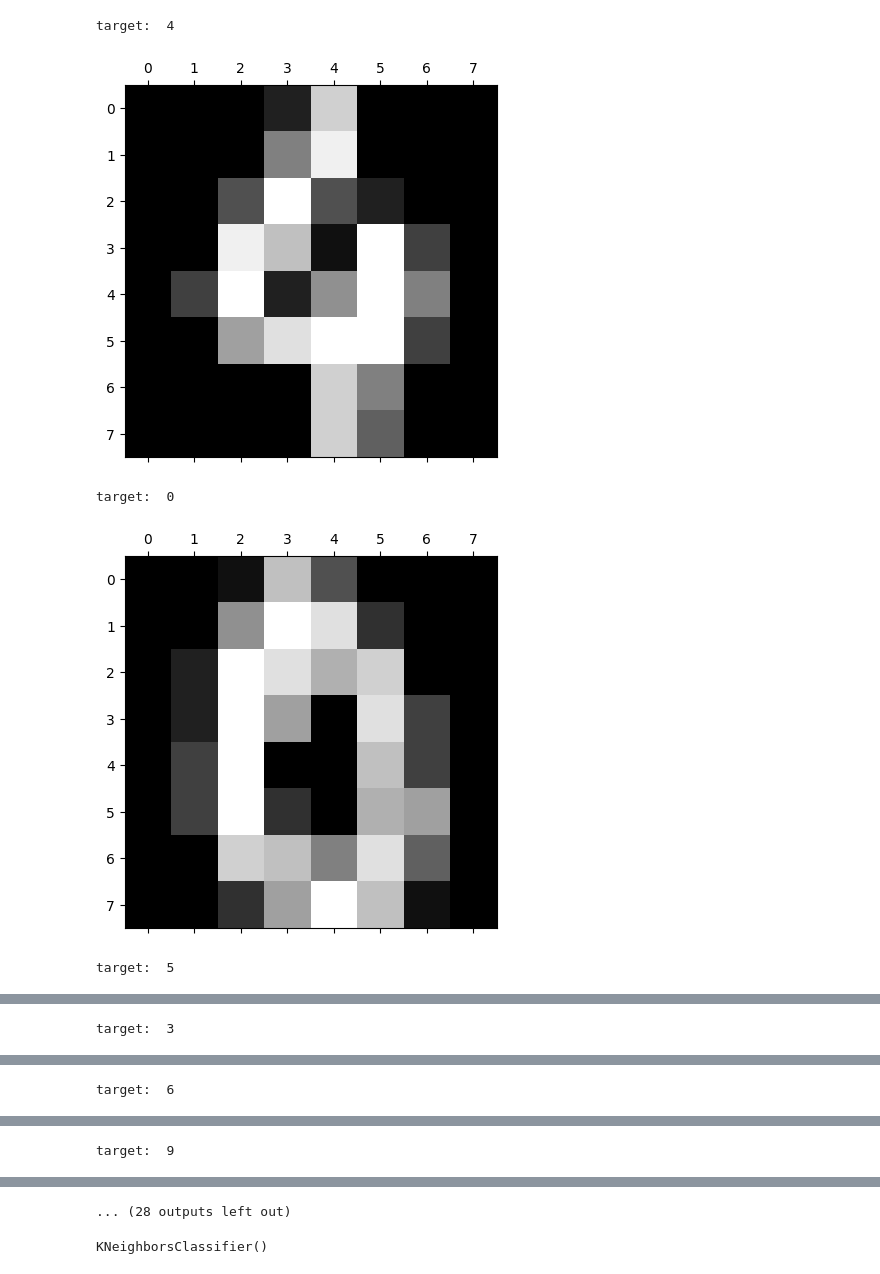
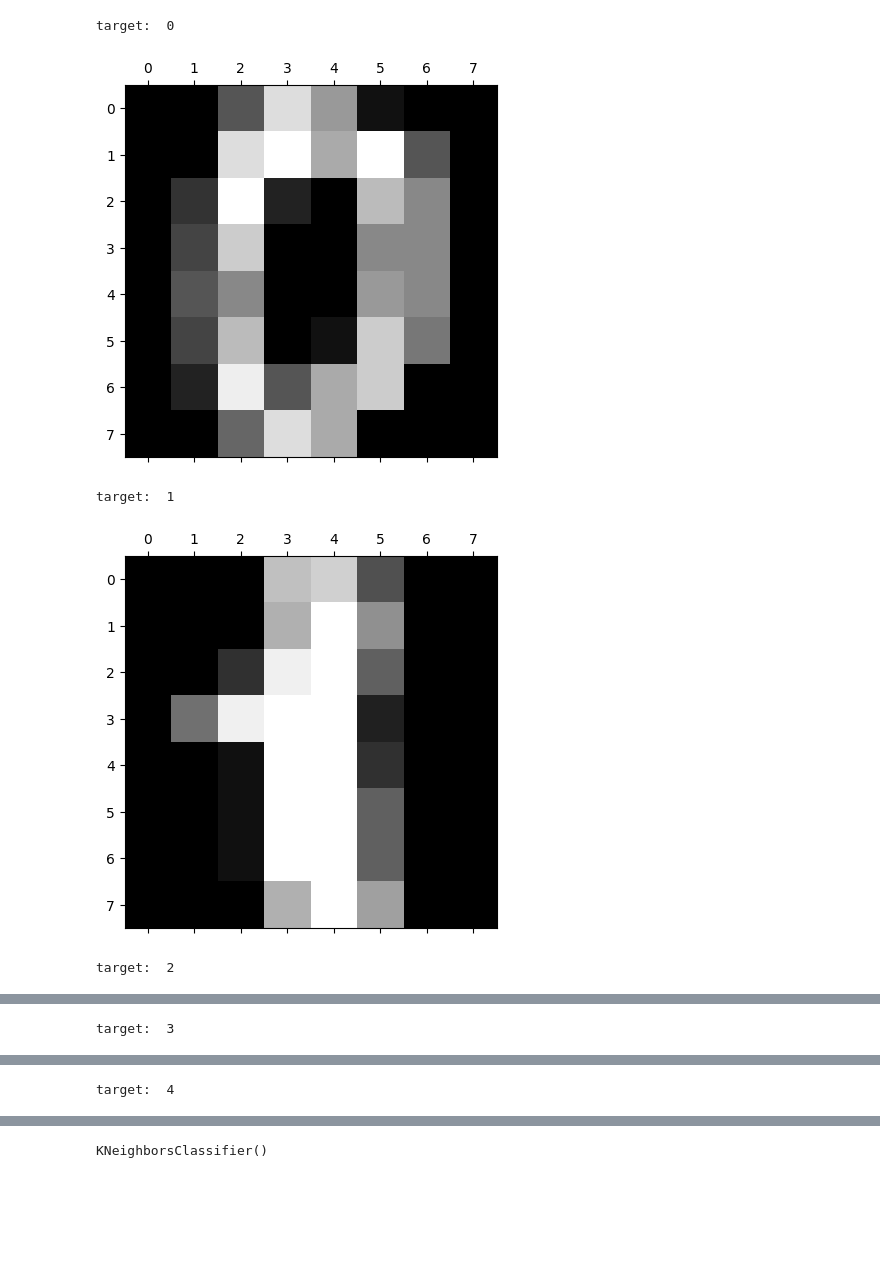
Before and after one commit to cirnegiovane/machine_learning, a Jupyter notebook: digits.ipynb, the cells around one changed output, grey strips where cells are left out. Cells and saved outputs as stored; diff of their text form; code cells hidden in the pictures; blank space fills up the shorter version.

```diff
--- a/digits.ipynb
+++ b/digits.ipynb
@@ -11,13 +11,13 @@ import seaborn as sns
 
 digits = load_digits()
 # %%
-for i in range(100,120):
+for i in range(5):
     plt.matshow(digits.images[i], cmap="gray")
     print('target: ', digits.target[i])
     plt.show()
 # %% [output]
-target:  4
+target:  0
-[figure, old version]
+[figure, new version]
-target:  0
+target:  1
-[figure, old version]
+[figure, new version]
-target:  5
+target:  2
@@ -27 +27 @@ target:  3
-target:  6
+target:  4
@@ -29 +28,0 @@ target:  6
-target:  9
@@ -31,4 +29,3 @@ target:  9
-... (28 outputs left out)
 # %%
 data = digits.data
 target = digits.target
```
Also changed, not shown: parts of 2 cells of this notebook.
